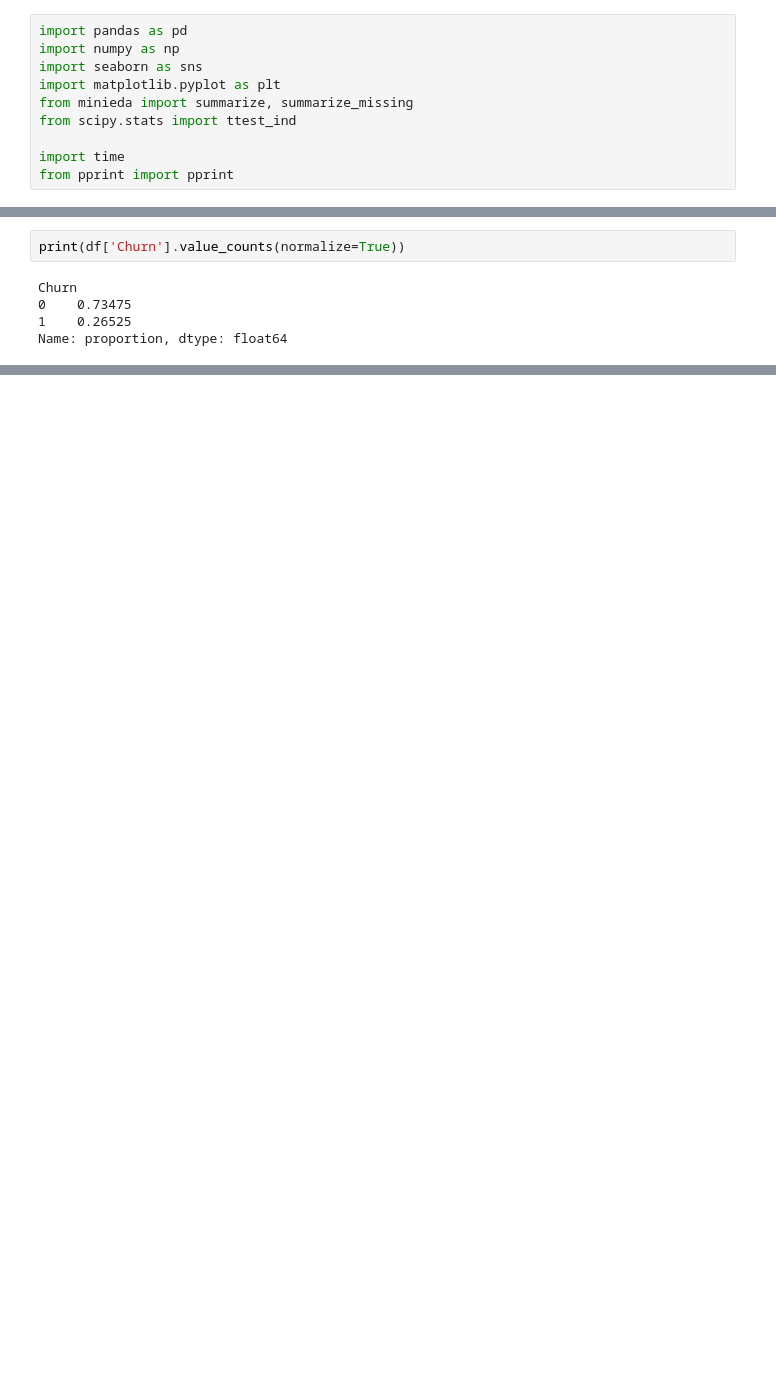
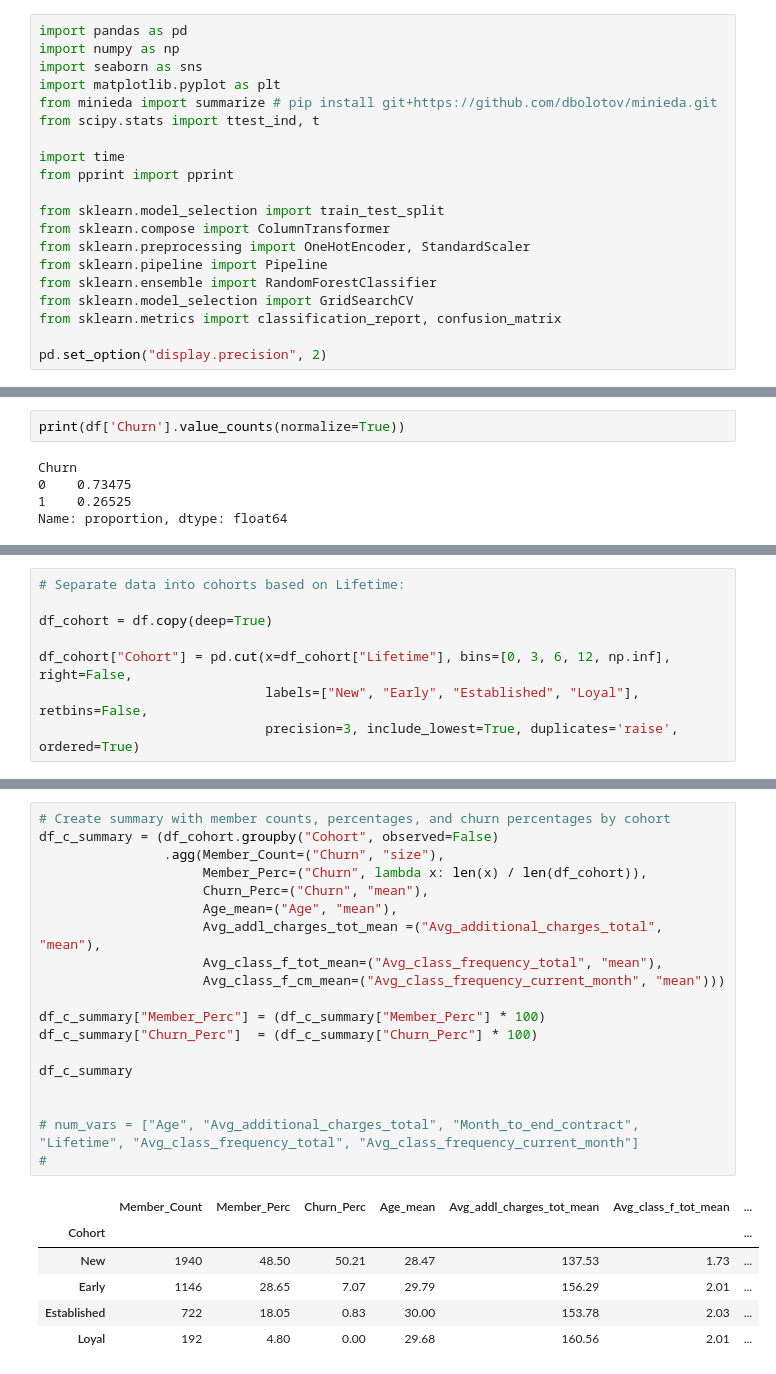
Before and after one commit to dbolotov/data_science_blog, a Jupyter notebook: gym_churn_analysis/gym_churn_analysis.ipynb, the cells around one changed output, grey strips where cells are left out. Drawn from its saved outputs; the diff is of its cells as text; blank space fills up the shorter version.

```diff
--- a/gym_churn_analysis/gym_churn_analysis.ipynb
+++ b/gym_churn_analysis/gym_churn_analysis.ipynb
@@ -39,11 +47,21 @@ import pandas as pd
 import numpy as np
 import seaborn as sns
 import matplotlib.pyplot as plt
-from minieda import summarize, summarize_missing
-from scipy.stats import ttest_ind
+from minieda import summarize # pip install git+https://github.com/dbolotov/minieda.git
+from scipy.stats import ttest_ind, t
 
 import time
 from pprint import pprint
+
+from sklearn.model_selection import train_test_split
+from sklearn.compose import ColumnTransformer
+from sklearn.preprocessing import OneHotEncoder, StandardScaler
+from sklearn.pipeline import Pipeline
+from sklearn.ensemble import RandomForestClassifier
+from sklearn.model_selection import GridSearchCV
+from sklearn.metrics import classification_report, confusion_matrix
+
+pd.set_option("display.precision", 2)
 # %%
 df = pd.read_csv("gym_churn_us.csv")
 # %%
@@ -423,0 +439,8 @@ Test accuracy:  0.9263
+# %%
+# Separate data into cohorts based on Lifetime:
+
+df_cohort = df.copy(deep=True)
+
+df_cohort["Cohort"] = pd.cut(x=df_cohort["Lifetime"], bins=[0, 3, 6, 12, np.inf], right=False,
+                             labels=["New", "Early", "Established", "Loyal"], retbins=False,
+                             precision=3, include_lowest=True, duplicates='raise', ordered=True)
@@ -423,0 +463,26 @@ Test accuracy:  0.9263
+# %%
+# Create summary with member counts, percentages, and churn percentages by cohort
+df_c_summary = (df_cohort.groupby("Cohort", observed=False)
+                .agg(Member_Count=("Churn", "size"),
+                     Member_Perc=("Churn", lambda x: len(x) / len(df_cohort)),
+                     Churn_Perc=("Churn", "mean"),
+                     Age_mean=("Age", "mean"),
+                     Avg_addl_charges_tot_mean =("Avg_additional_charges_total", "mean"),
+                     Avg_class_f_tot_mean=("Avg_class_frequency_total", "mean"),
+                     Avg_class_f_cm_mean=("Avg_class_frequency_current_month", "mean")))
+
+df_c_summary["Member_Perc"] = (df_c_summary["Member_Perc"] * 100)
+df_c_summary["Churn_Perc"]  = (df_c_summary["Churn_Perc"] * 100)
+
+df_c_summary
+
+
+# num_vars = ["Age", "Avg_additional_charges_total", "Month_to_end_contract", "Lifetime", "Avg_class_frequency_total", "Avg_class_frequency_current_month"]
+#
+# %% [output]
+|  | Member_Count | Member_Perc | Churn_Perc | Age_mean | Avg_addl_charges_tot_mean | Avg_class_f_tot_mean | ... |
+| Cohort |  |  |  |  |  |  | ... |
+| New | 1940 | 48.50 | 50.21 | 28.47 | 137.53 | 1.73 | ... |
+| Early | 1146 | 28.65 | 7.07 | 29.79 | 156.29 | 2.01 | ... |
+| Established | 722 | 18.05 | 0.83 | 30.00 | 153.78 | 2.03 | ... |
+| Loyal | 192 | 4.80 | 0.00 | 29.68 | 160.56 | 2.01 | ... |
```
Also changed, not shown: parts of 19 cells of this notebook.
